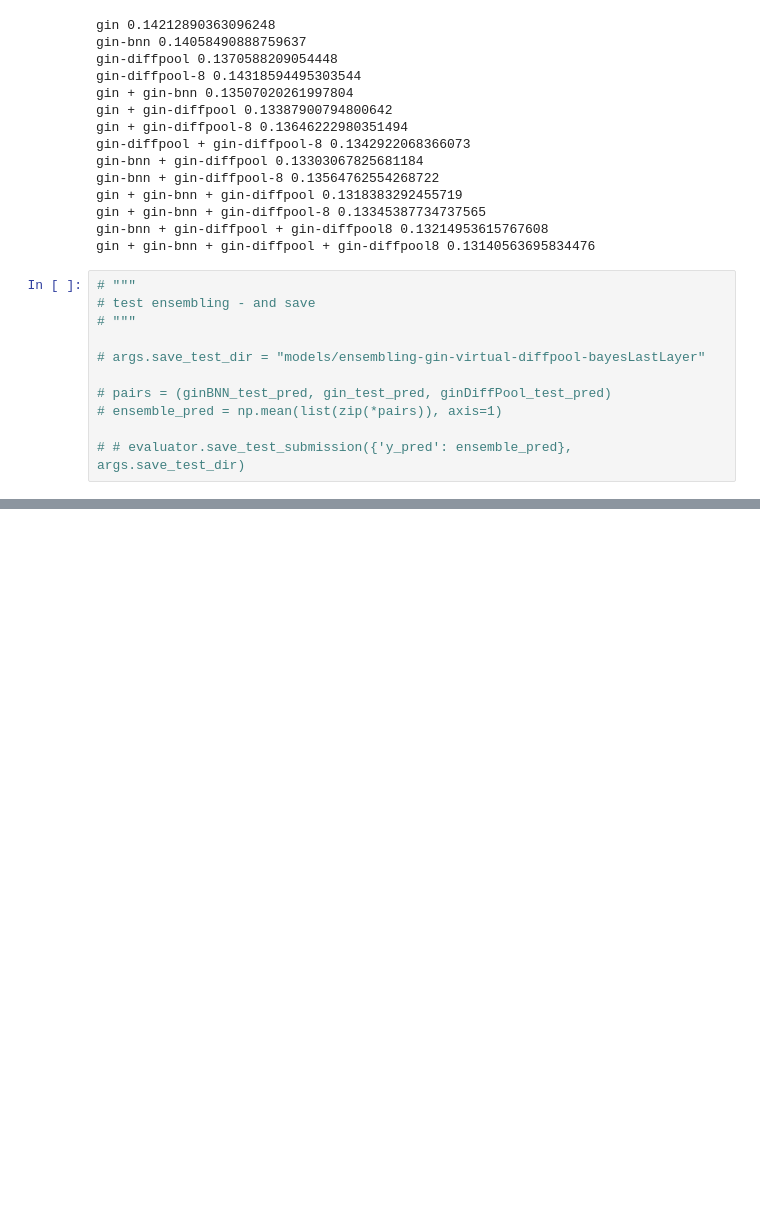
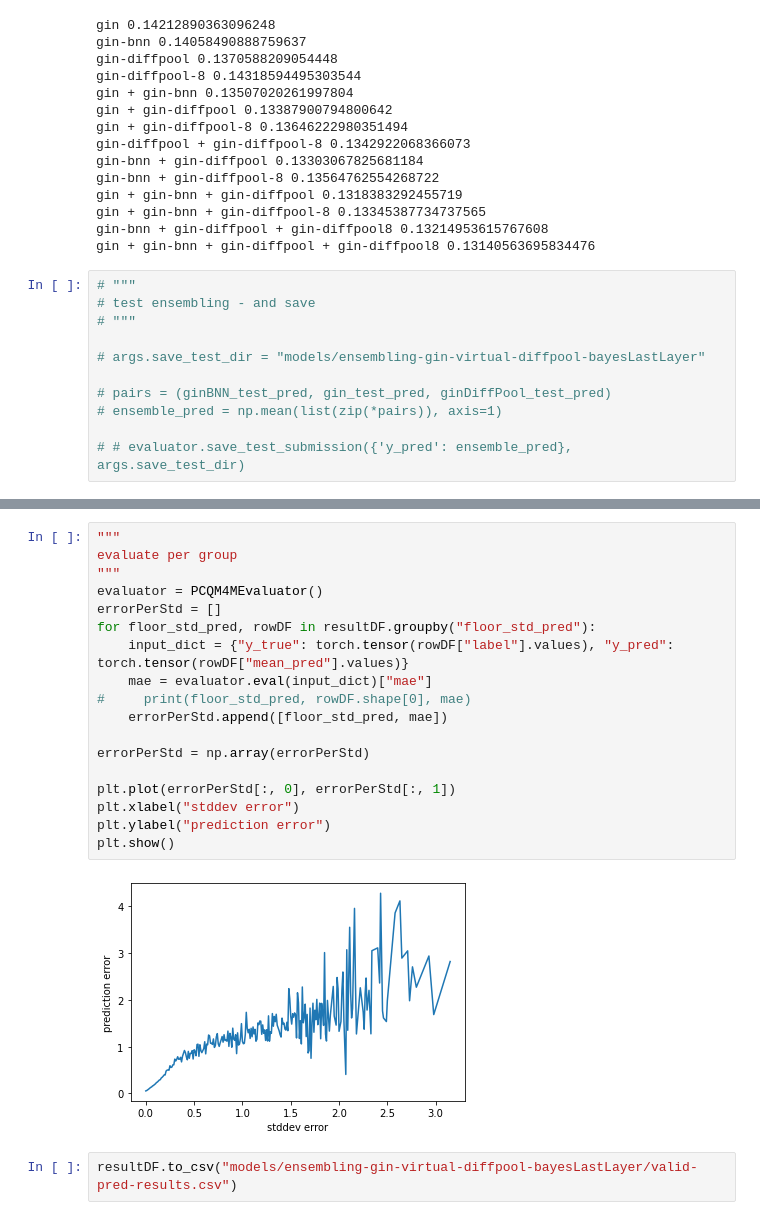
Before and after one commit to edwardelson/ogb, a Jupyter notebook: examples/lsc/pcqm4m/ensemble-uncertainty-pcqm4m-pygeom.ipynb, the cells around one changed output, grey strips where cells are left out. Cells and saved outputs as stored; diff of their text form; blank space fills up the shorter version.

```diff
--- a/examples/lsc/pcqm4m/ensemble-uncertainty-pcqm4m-pygeom.ipynb
+++ b/examples/lsc/pcqm4m/ensemble-uncertainty-pcqm4m-pygeom.ipynb
@@ -367,0 +333,22 @@ plt.show()
+# %%
+"""
+evaluate per group
+"""
+evaluator = PCQM4MEvaluator()
+errorPerStd = []
+for floor_std_pred, rowDF in resultDF.groupby("floor_std_pred"):
+    input_dict = {"y_true": torch.tensor(rowDF["label"].values), "y_pred": torch.tensor(rowDF["mean_pred"].values)}
+    mae = evaluator.eval(input_dict)["mae"]
+#     print(floor_std_pred, rowDF.shape[0], mae)
+    errorPerStd.append([floor_std_pred, mae])
+
+errorPerStd = np.array(errorPerStd)
+
+plt.plot(errorPerStd[:, 0], errorPerStd[:, 1])
+plt.xlabel("stddev error")
+plt.ylabel("prediction error")
+plt.show()
+# %% [output]
+[figure, added]
+# %%
+resultDF.to_csv("models/ensembling-gin-virtual-diffpool-bayesLastLayer/valid-pred-results.csv")
```
Also changed, not shown: parts of 13 cells of this notebook, 1 other file.
